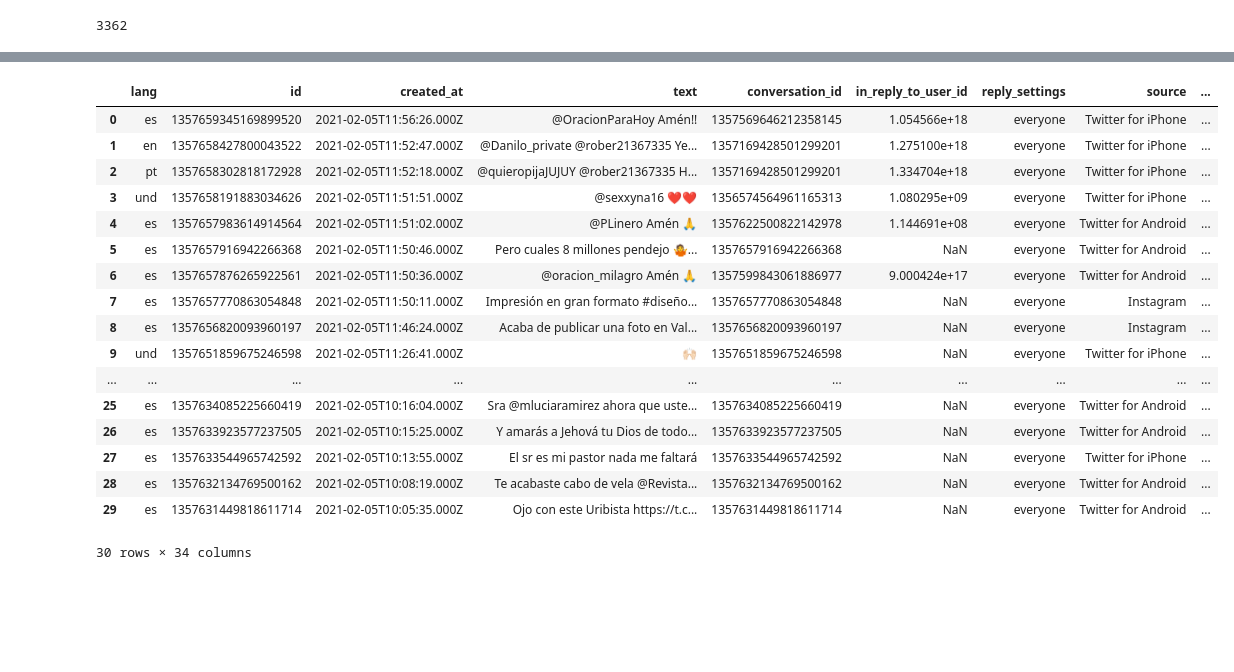
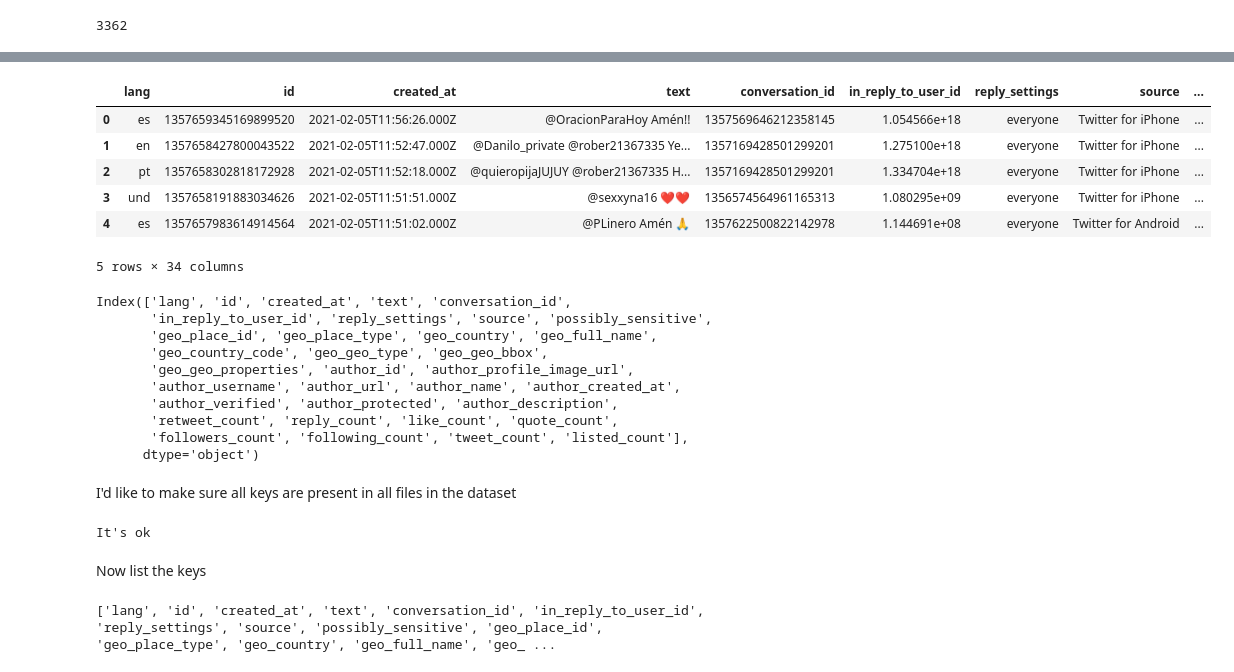
Before and after one commit to vtqveant/tweets-geolocation, a Jupyter notebook: eda/eda.ipynb, the cells around one changed output, grey strips where cells are left out. Saved outputs shown, nothing was run; the diff lists cells and outputs as text; code cells hidden in the pictures; blank space fills up the shorter version.

```diff
--- a/eda/eda.ipynb
+++ b/eda/eda.ipynb
@@ -28,23 +28,65 @@ total 6111104
 import pandas as pd
 # %%
 df = pd.read_csv('../data/10.259437554418549_-73.62766296700899.csv', delimiter=';')
-df.head(30)
+df.head()
 # %% [output]
 |  | lang | id | created_at | text | conversation_id | in_reply_to_user_id | reply_settings | source | ... |
 | 0 | es | 1357659345169899520 | 2021-02-05T11:56:26.000Z | @OracionParaHoy Amén!! | 1357569646212358145 | 1.054566e+18 | everyone | Twitter for iPhone | ... |
 | 1 | en | 1357658427800043522 | 2021-02-05T11:52:47.000Z | @Danilo_private @rober21367335 Ye... | 1357169428501299201 | 1.275100e+18 | everyone | Twitter for iPhone | ... |
 | 2 | pt | 1357658302818172928 | 2021-02-05T11:52:18.000Z | @quieropijaJUJUY @rober21367335 H... | 1357169428501299201 | 1.334704e+18 | everyone | Twitter for iPhone | ... |
 | 3 | und | 1357658191883034626 | 2021-02-05T11:51:51.000Z | @sexxyna16 ❤️❤️ | 1356574564961165313 | 1.080295e+09 | everyone | Twitter for iPhone | ... |
 | 4 | es | 1357657983614914564 | 2021-02-05T11:51:02.000Z | @PLinero Amén 🙏 | 1357622500822142978 | 1.144691e+08 | everyone | Twitter for Android | ... |
-| 5 | es | 1357657916942266368 | 2021-02-05T11:50:46.000Z | Pero cuales 8 millones pendejo 🤷‍... | 1357657916942266368 | NaN | everyone | Twitter for Android | ... |
-| 6 | es | 1357657876265922561 | 2021-02-05T11:50:36.000Z | @oracion_milagro Amén 🙏 | 1357599843061886977 | 9.000424e+17 | everyone | Twitter for Android | ... |
-| 7 | es | 1357657770863054848 | 2021-02-05T11:50:11.000Z | Impresión en gran formato #diseño... | 1357657770863054848 | NaN | everyone | Instagram | ... |
-| 8 | es | 1357656820093960197 | 2021-02-05T11:46:24.000Z | Acaba de publicar una foto en Val... | 1357656820093960197 | NaN | everyone | Instagram | ... |
-| 9 | und | 1357651859675246598 | 2021-02-05T11:26:41.000Z | 🙌🏻 | 1357651859675246598 | NaN | everyone | Twitter for iPhone | ... |
-| ... | ... | ... | ... | ... | ... | ... | ... | ... | ... |
-| 25 | es | 1357634085225660419 | 2021-02-05T10:16:04.000Z | Sra @mluciaramirez ahora que uste... | 1357634085225660419 | NaN | everyone | Twitter for Android | ... |
-| 26 | es | 1357633923577237505 | 2021-02-05T10:15:25.000Z | Y amarás a Jehová tu Dios de todo... | 1357633923577237505 | NaN | everyone | Twitter for Android | ... |
-| 27 | es | 1357633544965742592 | 2021-02-05T10:13:55.000Z | El sr es mi pastor nada me faltará | 1357633544965742592 | NaN | everyone | Twitter for iPhone | ... |
-| 28 | es | 1357632134769500162 | 2021-02-05T10:08:19.000Z | Te acabaste cabo de vela @Revista... | 1357632134769500162 | NaN | everyone | Twitter for Android | ... |
-| 29 | es | 1357631449818611714 | 2021-02-05T10:05:35.000Z | Ojo con este Uribista https://t.c... | 1357631449818611714 | NaN | everyone | Twitter for Android | ... |
-30 rows × 34 columns
+5 rows × 34 columns
+# %%
+df.keys()
+# %% [output]
+Index(['lang', 'id', 'created_at', 'text', 'conversation_id',
+       'in_reply_to_user_id', 'reply_settings', 'source', 'possibly_sensitive',
+       'geo_place_id', 'geo_place_type', 'geo_country', 'geo_full_name',
+       'geo_country_code', 'geo_geo_type', 'geo_geo_bbox',
+       'geo_geo_properties', 'author_id', 'author_profile_image_url',
+       'author_username', 'author_url', 'author_name', 'author_created_at',
+       'author_verified', 'author_protected', 'author_description',
+       'retweet_count', 'reply_count', 'like_count', 'quote_count',
+       'followers_count', 'following_count', 'tweet_count', 'listed_count'],
+      dtype='object')
+# %% [markdown]
+I'd like to make sure all keys are present in all files in the dataset
+# %%
+from os import listdir
+from os.path import isfile, join
+import csv
+
+path = "../data"
+filenames = [f for f in listdir(path) if isfile(join(path, f))]
+
+key_counts = {}
+for filename in filenames:
+    with open(path + '/' + filename, newline='') as f:
+        reader = csv.DictReader(f, delimiter=';')
+        for key in reader.fieldnames:
+            if key in key_counts:
+                key_counts[key] += 1
+            else:
+                key_counts[key] = 1
+
+
+def check_keys():
+    counts = list(field_counts.values())
+    for i in range(len(counts) - 1):
+        if counts[i] != counts[i + 1]:
+            return False
+    return True
+
+if check_keys():
+    print('It\'s ok')
+else:
+    print('Some keys are missing')
+# %% [output]
+It's ok
+# %% [markdown]
+Now list the keys
+# %%
+print(list(key_counts.keys()))
+# %% [output]
+['lang', 'id', 'created_at', 'text', 'conversation_id', 'in_reply_to_user_id', 'reply_settings', 'source', 'possibly_sensitive', 'geo_place_id', 'geo_place_type', 'geo_country', 'geo_full_name', 'geo_ ...
```
Also changed, not shown: 6 other files.
